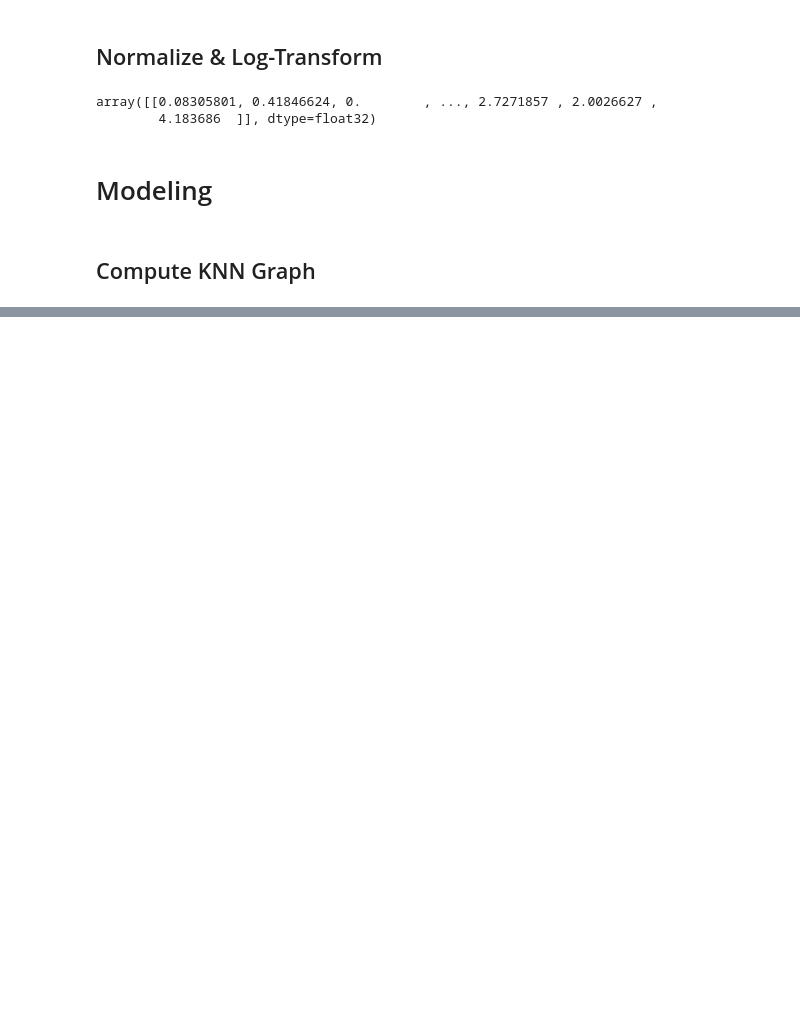
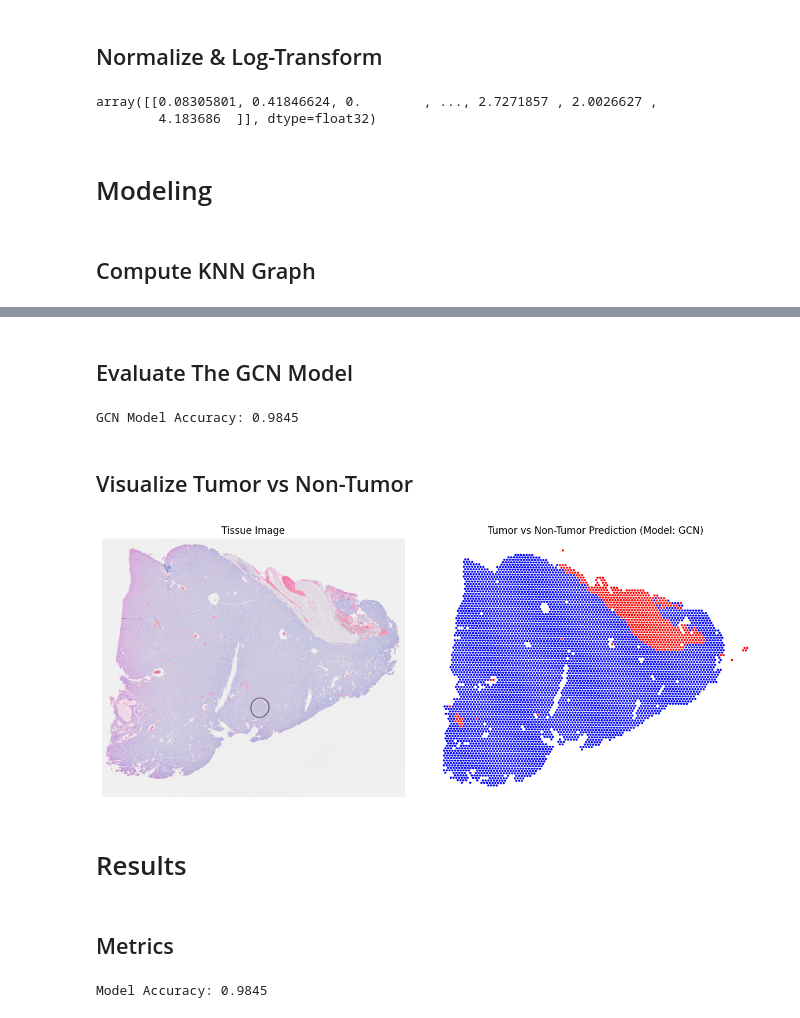
Before and after one commit to christopherbui/machine-learning-projects, a Jupyter notebook: spatial-transcriptomics-tumor-microenvironment/code/lung_cancer.ipynb, the cells around one changed output, grey strips where cells are left out. Saved outputs shown, nothing was run; the diff lists cells and outputs as text; code cells hidden in the pictures; blank space fills up the shorter version.

```diff
--- a/spatial-transcriptomics-tumor-microenvironment/code/lung_cancer.ipynb
+++ b/spatial-transcriptomics-tumor-microenvironment/code/lung_cancer.ipynb
@@ -214,0 +342,5 @@ array([[0.08305801, 0.41846624, 0.        , ..., 2.7271857 , 2.0026627 ,
+# %%
+# get labels and add to torch_geometric Data object
+y = torch.tensor(adata.obs['labels'].values, dtype=torch.long)
+
+data.y = y
@@ -214,0 +371,3 @@ array([[0.08305801, 0.41846624, 0.        , ..., 2.7271857 , 2.0026627 ,
+# %%
+# training
+train(model, data, epochs=50)
@@ -214,0 +380,47 @@ array([[0.08305801, 0.41846624, 0.        , ..., 2.7271857 , 2.0026627 ,
+# %% [markdown]
+## Evaluate The GCN Model
+# %%
+# evaluation mode
+model.eval()
+
+with torch.no_grad():
+    # forward pass
+    out = model(data.x, data.edge_index)
+    pred = out.argmax(dim=1)
+
+# store predictions in adata
+adata.obs['preds'] = pred.cpu().numpy()
+
+# compute accuracy
+acc = (pred == data.y).sum().item() / data.y.size(0)
+print(f'GCN Model Accuracy: {acc:.4f}')
+# %% [output]
+GCN Model Accuracy: 0.9845
+# %% [markdown]
+## Visualize Tumor vs Non-Tumor
+# %%
+cell_colors = {0: '#0000FF', 1: '#FF0000'}
+c = adata.obs['labels'].map(cell_colors)
+
+fig, ax = plt.subplots(1, 2, figsize=(12, 5))
+
+ax[0].imshow(tissue_img)
+ax[0].set_title('Tissue Image')
+ax[0].axis('off')
+
+scatter = ax[1].scatter(-adata.obs['y'], -adata.obs['x'], s=3, alpha=1, c=c)
+ax[1].set_title('Tumor vs Non-Tumor Prediction (Model: GCN)')
+ax[1].set_xlabel('x coordinate')
+ax[1].set_ylabel('y coordinate')
+
+ax[1].set_xlim(ax[1].get_xlim()[::-1])
+ax[1].axis('off')
+
+plt.tight_layout()
+plt.show()
+# %% [output]
+[figure, added]
+# %% [markdown]
+# Results
+# %% [markdown]
+## Metrics
@@ -214,0 +430,6 @@ array([[0.08305801, 0.41846624, 0.        , ..., 2.7271857 , 2.0026627 ,
+# %%
+# compute accuracy
+acc = accuracy_score(y_true, y_pred)
+print(f'Model Accuracy: {acc:.4f}')
+# %% [output]
+Model Accuracy: 0.9845
```
Also changed, not shown: parts of 30 cells of this notebook, 12 other files.
